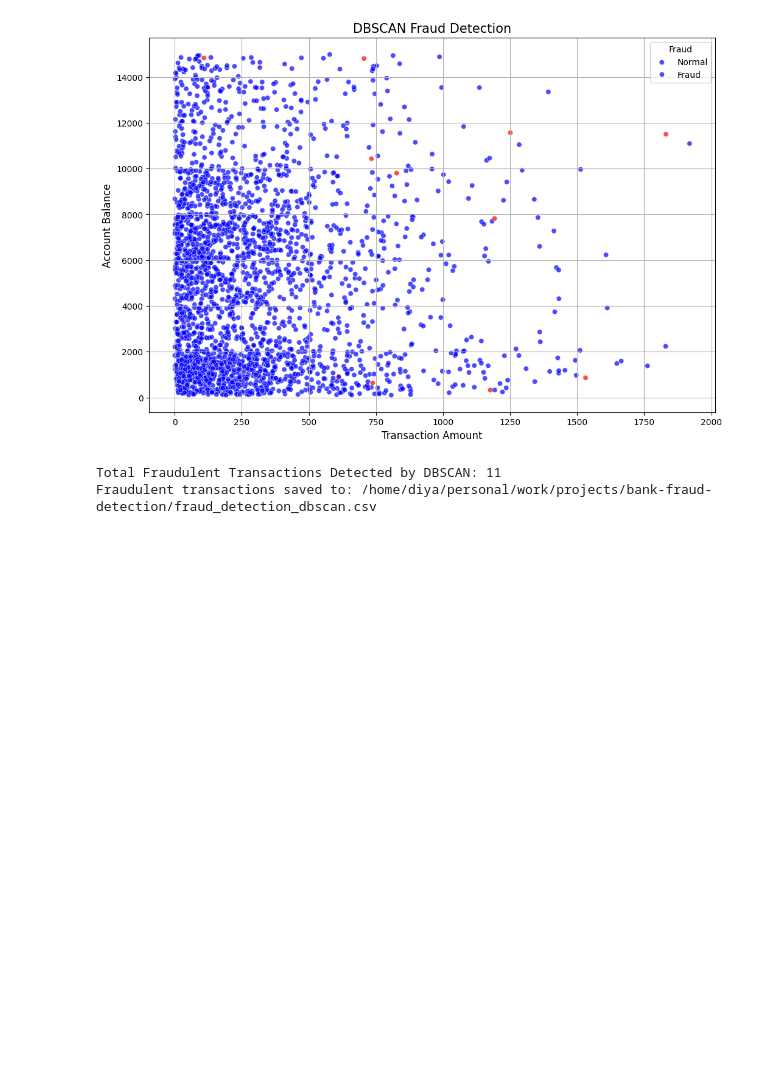
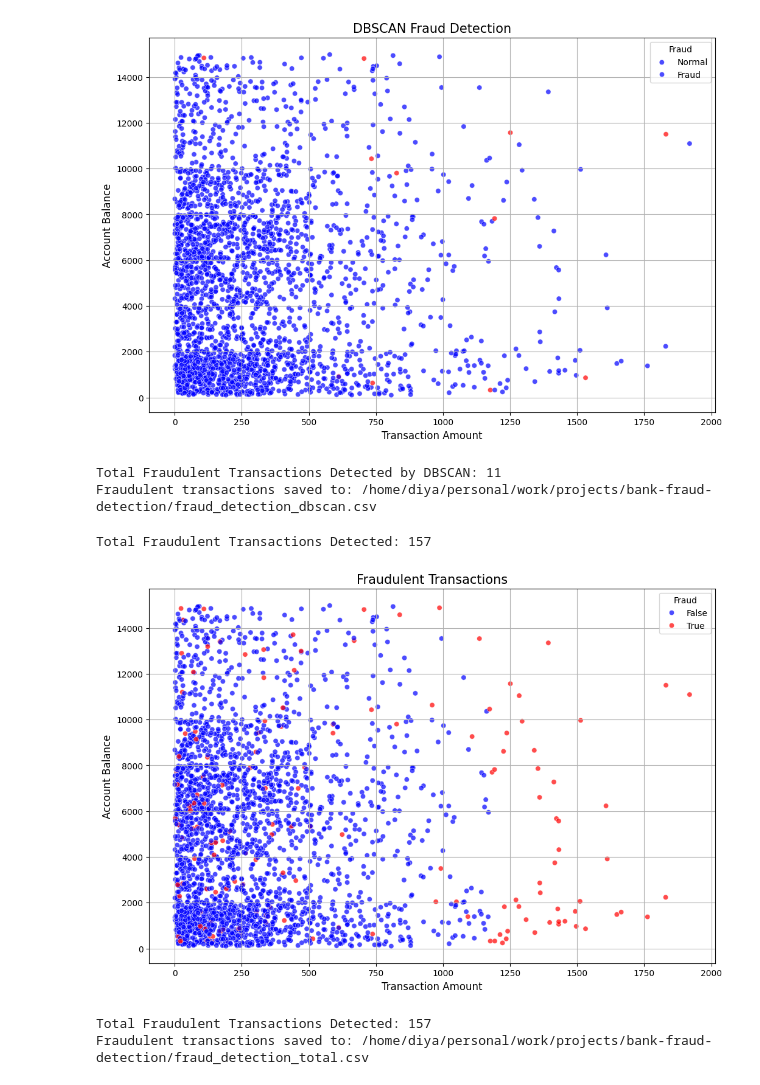
Before and after one commit to di-zz389/banking-threat-detection-system, a Jupyter notebook: bank-fraud-detection.ipynb, the cells around one changed output. Saved outputs shown, nothing was run; the diff lists cells and outputs as text; code cells hidden in the pictures; blank space fills up the shorter version.

Commit message:
visulaized union of the fraudulent dataset

```diff
--- a/bank-fraud-detection.ipynb
+++ b/bank-fraud-detection.ipynb
@@ -486,3 +486,39 @@ print(f"Fraudulent transactions saved to: {dbscan_fraud_output_path}")
 [figure]
 Total Fraudulent Transactions Detected by DBSCAN: 11
 Fraudulent transactions saved to: /home/diya/personal/work/projects/bank-fraud-detection/fraud_detection_dbscan.csv
+# %%
+#union of fraud points from each of the unsupervised learning algorithms
+
+print(f"Total Fraudulent Transactions Detected: {data['Fraud'].sum()}")
+
+#visulaizing total fraud points
+plt.figure(figsize=(12, 8))
+sns.scatterplot(
+    x='TransactionAmount',
+    y='AccountBalance',
+    hue='Fraud',
+    data=data,
+    palette={True: 'red', False: 'blue'},
+    alpha=0.7
+)
+plt.title('Fraudulent Transactions', fontsize=15)
+plt.xlabel('Transaction Amount', fontsize=12)
+plt.ylabel('Account Balance', fontsize=12)
+plt.legend(title='Fraud', fontsize=10)
+plt.grid(True)
+plt.show()
+
+#save total fraudulent transactions in a csv file
+output_path = '/home/diya/personal/work/projects/bank-fraud-detection/fraud_detection_total.csv'
+data.to_csv(output_path, index=False)
+
+fraud = data[data['Fraud'] == True]
+total_fraud = data['Fraud'].sum()
+
+print(f"Total Fraudulent Transactions Detected: {total_fraud}")
+print(f"Fraudulent transactions saved to: {output_path}")
+# %% [output]
+Total Fraudulent Transactions Detected: 157
+[figure, added]
+Total Fraudulent Transactions Detected: 157
+Fraudulent transactions saved to: /home/diya/personal/work/projects/bank-fraud-detection/fraud_detection_total.csv
```
Also changed, not shown: 5 other files.
